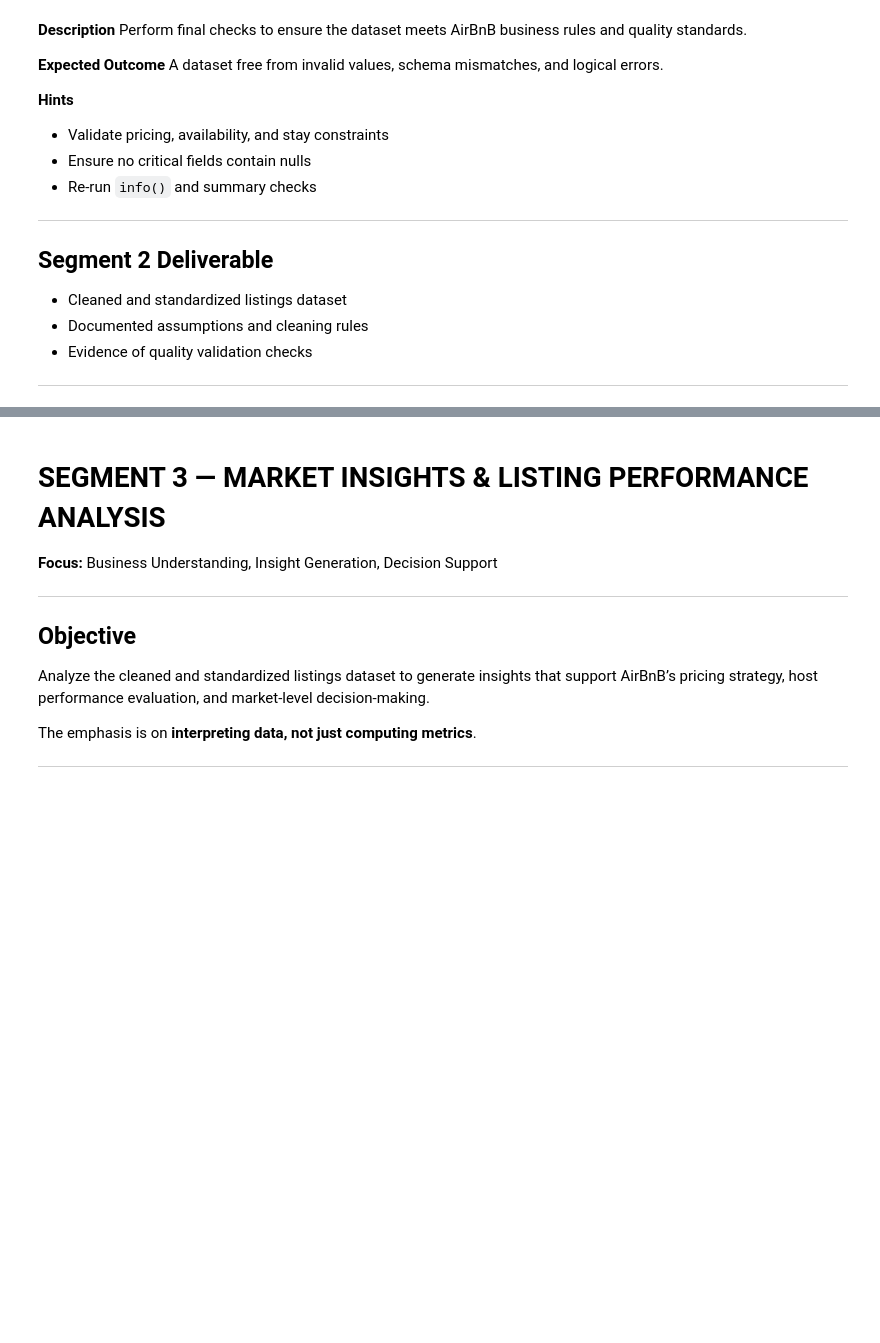
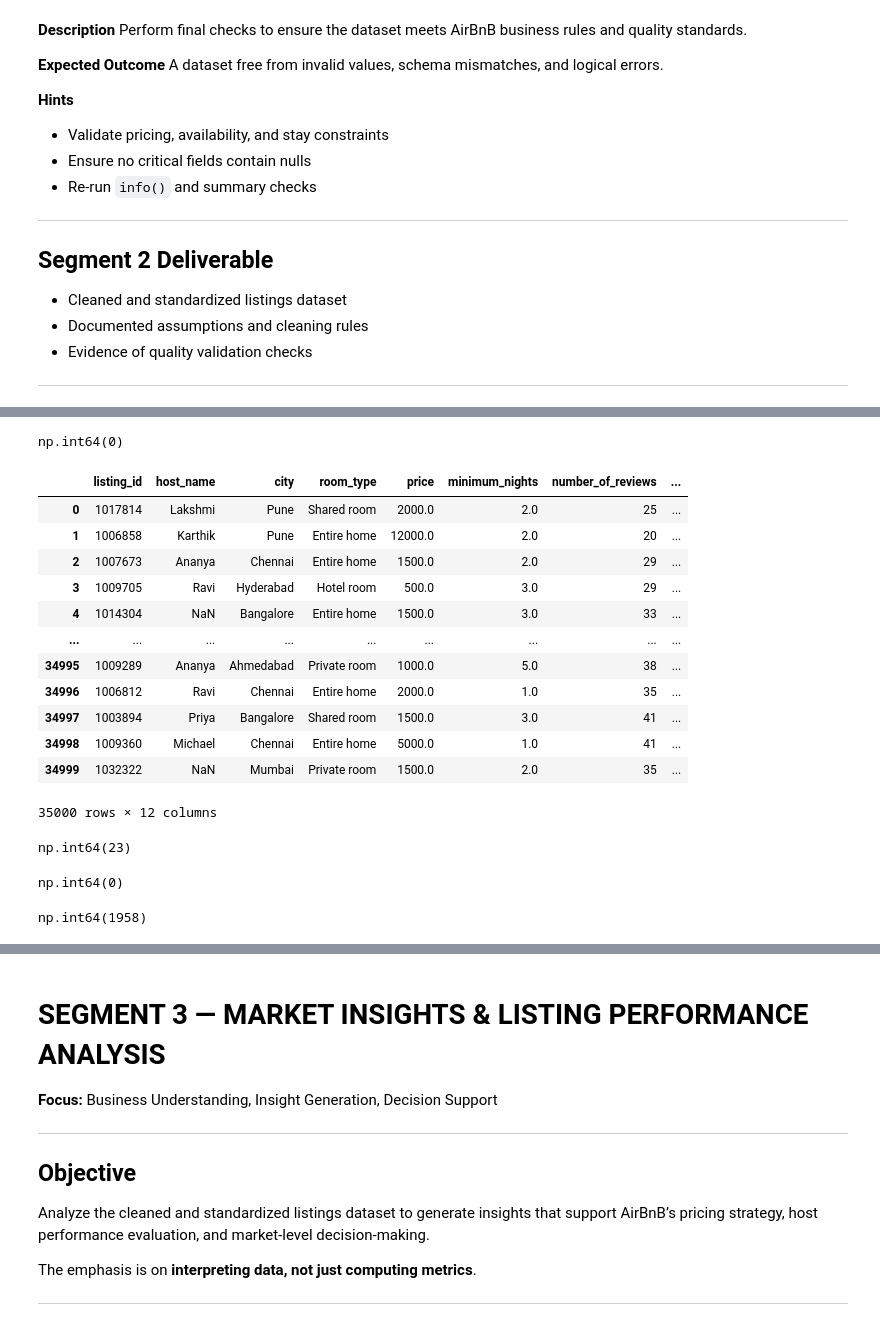
Before and after one commit to Madhankumarr11/Guvi_M59_Class, a Jupyter notebook: Copy_of_AirBnB_Listings_Data_–_Daily_Work_of_a_Data_Team.ipynb, the cells around one changed output, grey strips where cells are left out. Cells and saved outputs as stored; diff of their text form; code cells hidden in the pictures; blank space fills up the shorter version.

```diff
--- a/Copy_of_AirBnB_Listings_Data_–_Daily_Work_of_a_Data_Team.ipynb
+++ b/Copy_of_AirBnB_Listings_Data_–_Daily_Work_of_a_Data_Team.ipynb
@@ -569,0 +863,20 @@ drive.mount('/content/drive')
+# %%
+df_master.duplicated().sum()
+# %% [output]
+np.int64(0)
+# %%
+df_master.drop(['Unnamed: 0'], axis=1)
+# %% [output]
+|  | listing_id | host_name | city | room_type | price | minimum_nights | number_of_reviews | ... |
+| 0 | 1017814 | Lakshmi | Pune | Shared room | 2000.0 | 2.0 | 25 | ... |
+| 1 | 1006858 | Karthik | Pune | Entire home | 12000.0 | 2.0 | 20 | ... |
+| 2 | 1007673 | Ananya | Chennai | Entire home | 1500.0 | 2.0 | 29 | ... |
+| 3 | 1009705 | Ravi | Hyderabad | Hotel room | 500.0 | 3.0 | 29 | ... |
+| 4 | 1014304 | NaN | Bangalore | Entire home | 1500.0 | 3.0 | 33 | ... |
+| ... | ... | ... | ... | ... | ... | ... | ... | ... |
+| 34995 | 1009289 | Ananya | Ahmedabad | Private room | 1000.0 | 5.0 | 38 | ... |
+| 34996 | 1006812 | Ravi | Chennai | Entire home | 2000.0 | 1.0 | 35 | ... |
+| 34997 | 1003894 | Priya | Bangalore | Shared room | 1500.0 | 3.0 | 41 | ... |
+| 34998 | 1009360 | Michael | Chennai | Entire home | 5000.0 | 1.0 | 41 | ... |
+| 34999 | 1032322 | NaN | Mumbai | Private room | 1500.0 | 2.0 | 35 | ... |
+35000 rows × 12 columns
@@ -569,0 +885,4 @@ drive.mount('/content/drive')
+# %%
+df_master.duplicated().sum()
+# %% [output]
+np.int64(23)
@@ -569,0 +891,8 @@ drive.mount('/content/drive')
+# %%
+df_master.duplicated().sum()
+# %% [output]
+np.int64(0)
+# %%
+df_master.duplicated(subset=['listing_id', 'host_name', 'city']).sum()
+# %% [output]
+np.int64(1958)
```
Also changed, not shown: parts of 32 cells of this notebook.
